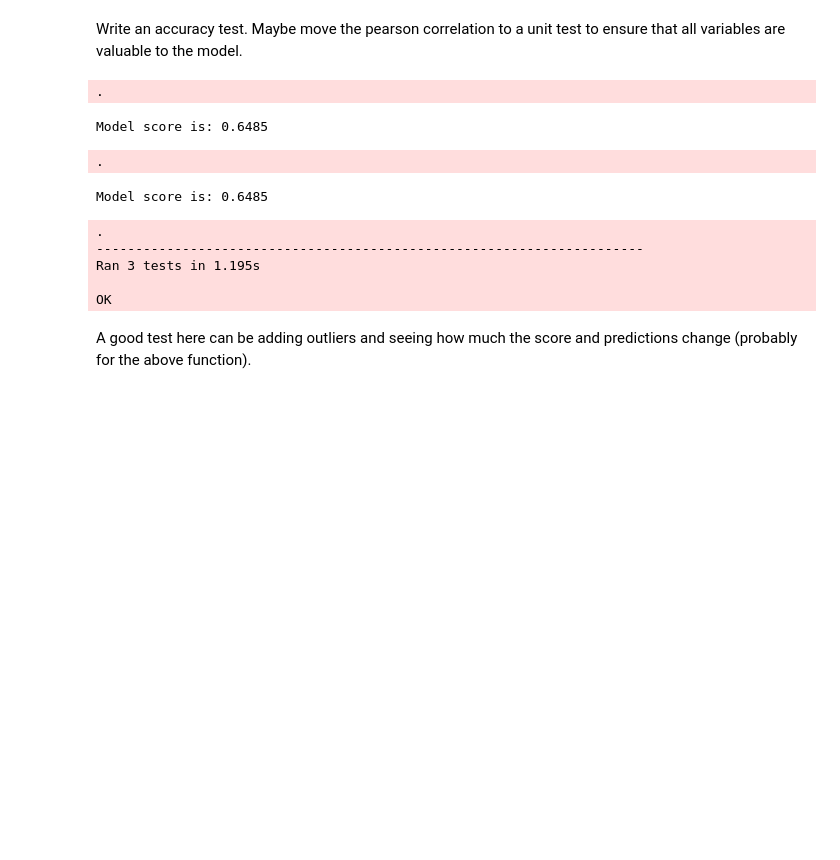
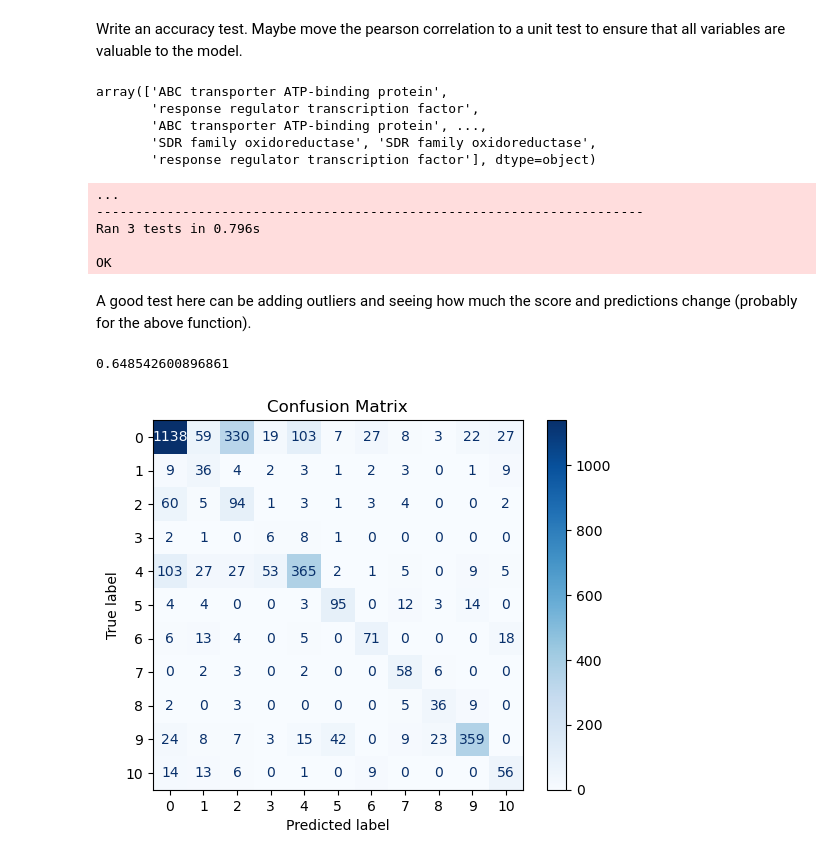
Before and after one commit to learn2therm/PairProphet, a Jupyter notebook: notebooks/C5_ML_Classification.ipynb, the cells around one changed output. Saved outputs shown, nothing was run; the diff lists cells and outputs as text; code cells hidden in the pictures; blank space fills up the shorter version.

```diff
--- a/notebooks/C5_ML_Classification.ipynb
+++ b/notebooks/C5_ML_Classification.ipynb
@@ -174,12 +180,12 @@ print(target)
 ['local_gap_compressed_percent_id', 'scaled_local_query_percent_id', 'scaled_local_symmetric_percent_id', 'query_align_len', 'query_align_cov', 'subject_align_len', 'subject_align_cov', 'bit_score', ' ...
 t_protein_desc
 # %%
-#predicting values
+# predicting values
 
-# dev_X = dev[input_features].values
-# test_X = test[input_features].values
+dev_X = dev[input_features].values
+test_X = test[input_features].values
 
-# dev_y = dev[target].values.reshape(-1,1)
-# test_y = test[target].values.reshape(-1,1)
+dev_y = dev[target].values.reshape(-1,1)
+test_y = test[target].values.reshape(-1,1)
 
-# print(dev_X.shape, test_X.shape, dev_y.shape, test_y.shape)
+print(dev_X.shape, test_X.shape, dev_y.shape, test_y.shape)
@@ -453,50 +467,49 @@ def test_reg(model, test_X, test_y):
 
     return preds
 # %%
-# preds = test_reg(model, test_X, test_y)
-# type(preds)
+preds = test_model(model, test_X, test_y)
+preds
+# %% [output]
+array(['ABC transporter ATP-binding protein',
+       'response regulator transcription factor',
+       'ABC transporter ATP-binding protein', ...,
+       'SDR family oxidoreductase', 'SDR family oxidoreductase',
+       'response regulator transcription factor'], dtype=object)
 # %%
 class TestModelPerformance(unittest.TestCase):
 
     def test_asserts(self):
-        model, dev_X, dev_y, test_X, test_y = train_reg(
-            split_data(df)[0], split_data(df)[1],
-            columns=input_features, target='t_protein_desc'
+        model, dev_X, dev_y, test_X, test_y = train_model(
+            df, columns=input_features, target='t_protein_desc'
         )
         # assert that input types are correct
         with self.assertRaises(AssertionError):
-            test_reg(model, [1, 2, 3], test_y)
+            test_model(model, [1, 2, 3], test_y)
 
     def test_model_output(self):
-        model, dev_X, dev_y, test_X, test_y = train_reg(
-            split_data(df)[0], split_data(df)[1],
-            columns=input_features, target='t_protein_desc'
+        model, dev_X, dev_y, test_X, test_y = train_model(
+            df, columns=input_features, target='t_protein_desc'
         )
         # assert output type is correct
-        output = test_reg(model, test_X, test_y)
+        output = test_model(model, test_X, test_y)
         self.assertIsInstance(output, np.ndarray)
 
     def test_pred_dimension(self):
-        model, dev_X, dev_y, test_X, test_y = train_reg(
-            split_data(df)[0], split_data(df)[1],
+        model, dev_X, dev_y, test_X, test_y = train_model(df,
             columns=input_features, target='t_protein_desc'
         )
         # want to check that the number of predictions is equal to the number of test examples
-        preds = test_reg(model, test_X, test_y)
+        preds = test_model(model, test_X, test_y)
         self.assertEqual(len(test_y), len(preds))
 
 suite = unittest.TestLoader().loadTestsFromTestCase(TestModelPerformance)
 _ = unittest.TextTestRunner().run(suite)
 # %% [output]
-.
+...
+----------------------------------------------------------------------
+Ran 3 tests in 0.796s
+
+OK
-Model score is: 0.6485
-.
-Model score is: 0.6485
-.
-----------------------------------------------------------------------
-Ran 3 tests in 1.195s
-
-OK
 # %% [markdown]
 A good test here can be adding outliers and seeing how much the score and predictions change (probably for the above function).
 # %%
@@ -533,7 +548,10 @@ def plot_regression(model, test_X, test_y):
 # %%
 #make some appropriate display labels here
 
-# plot_regression(model, test_X, test_y)
+plot_model(model, test_X, test_y)
+# %% [output]
+0.648542600896861
+[figure, added]
 # %%
 import pytest
 # %%
```
Also changed, not shown: parts of 22 cells of this notebook, 2 other files.
